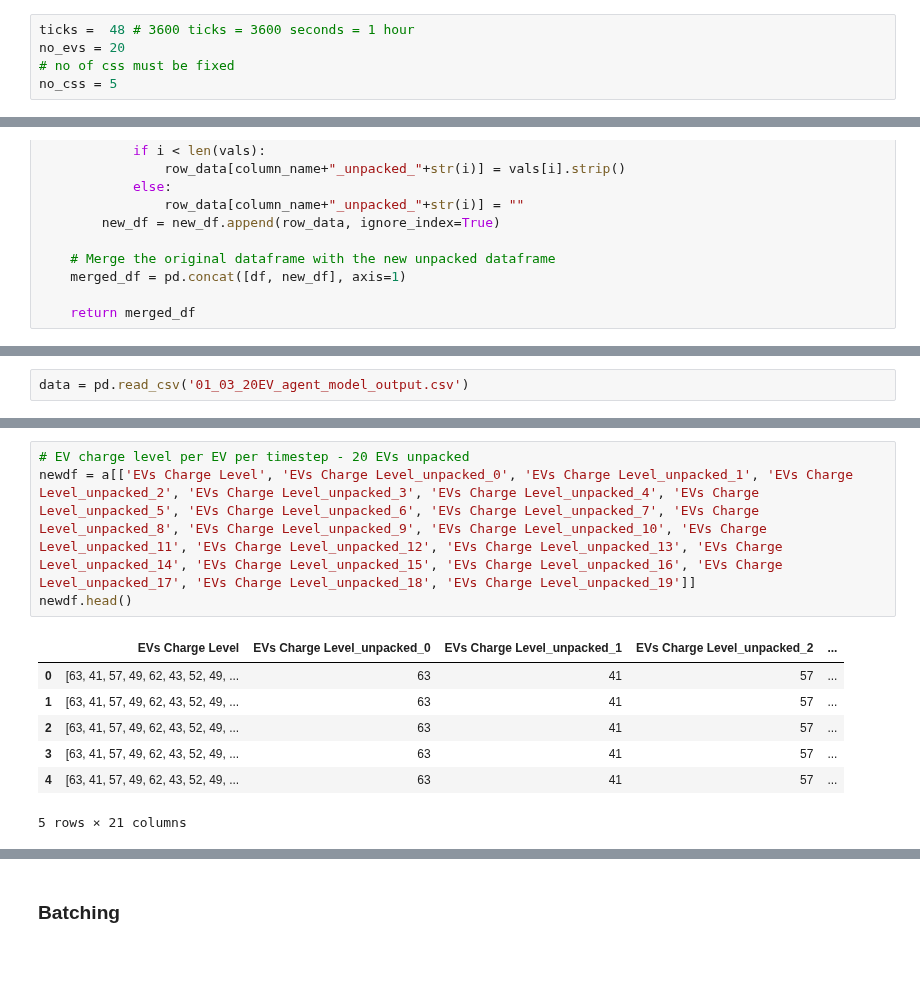
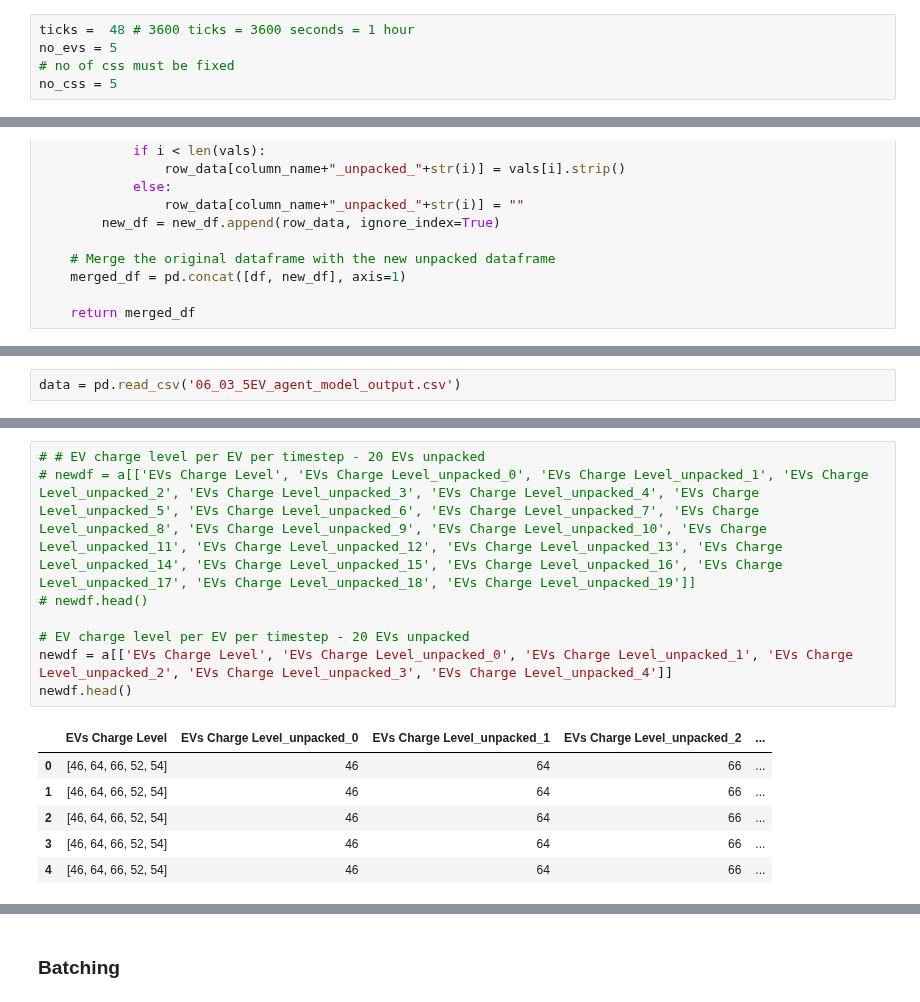
Before and after one commit to akintomiwa/e4cd, a Jupyter notebook: ev_abm_simplest.ipynb, the cells around one changed output, grey strips where cells are left out. Drawn from its saved outputs; the diff is of its cells as text; blank space fills up the shorter version.

```diff
--- a/ev_abm_simplest.ipynb
+++ b/ev_abm_simplest.ipynb
@@ -57,7 +57,7 @@ State diagram
 Model parameters
 # %%
 ticks =  48 # 3600 ticks = 3600 seconds = 1 hour
-no_evs = 20
+no_evs = 5
 # no of css must be fixed
 no_css = 5
 # %% [markdown]
@@ -201,3 +203,3 @@ def unpack_and_join(df, column_name):
 # %%
-data = pd.read_csv('01_03_20EV_agent_model_output.csv')
+data = pd.read_csv('06_03_5EV_agent_model_output.csv')
 # %%
@@ -234,12 +229,15 @@ print(a)
 # %%
+# # EV charge level per EV per timestep - 20 EVs unpacked
+# newdf = a[['EVs Charge Level', 'EVs Charge Level_unpacked_0', 'EVs Charge Level_unpacked_1', 'EVs Charge Level_unpacked_2', 'EVs Charge Level_unpacked_3', 'EVs Charge Level_unpacked_4', 'EVs Charge Level_unpacked_5', 'EVs Charge Level_unpacked_6', 'EVs Charge Level_unpacked_7', 'EVs Charge Level_unpacked_8', 'EVs Charge Level_unpacked_9', 'EVs Charge Level_unpacked_10', 'EVs Charge Level_unpacked_11', 'EVs Charge Level_unpacked_12', 'EVs Charge Level_unpacked_13', 'EVs Charge Level_unpacked_14', 'EVs Charge Level_unpacked_15', 'EVs Charge Level_unpacked_16', 'EVs Charge Level_unpacked_17', 'EVs Charge Level_unpacked_18', 'EVs Charge Level_unpacked_19']]
+# newdf.head()
+
 # EV charge level per EV per timestep - 20 EVs unpacked
-newdf = a[['EVs Charge Level', 'EVs Charge Level_unpacked_0', 'EVs Charge Level_unpacked_1', 'EVs Charge Level_unpacked_2', 'EVs Charge Level_unpacked_3', 'EVs Charge Level_unpacked_4', 'EVs Charge Level_unpacked_5', 'EVs Charge Level_unpacked_6', 'EVs Charge Level_unpacked_7', 'EVs Charge Level_unpacked_8', 'EVs Charge Level_unpacked_9', 'EVs Charge Level_unpacked_10', 'EVs Charge Level_unpacked_11', 'EVs Charge Level_unpacked_12', 'EVs Charge Level_unpacked_13', 'EVs Charge Level_unpacked_14', 'EVs Charge Level_unpacked_15', 'EVs Charge Level_unpacked_16', 'EVs Charge Level_unpacked_17', 'EVs Charge Level_unpacked_18', 'EVs Charge Level_unpacked_19']]
+newdf = a[['EVs Charge Level', 'EVs Charge Level_unpacked_0', 'EVs Charge Level_unpacked_1', 'EVs Charge Level_unpacked_2', 'EVs Charge Level_unpacked_3', 'EVs Charge Level_unpacked_4']]
 newdf.head()
 # %% [output]
 |  | EVs Charge Level | EVs Charge Level_unpacked_0 | EVs Charge Level_unpacked_1 | EVs Charge Level_unpacked_2 | ... |
-| 0 | [63, 41, 57, 49, 62, 43, 52, 49, ... | 63 | 41 | 57 | ... |
-| 1 | [63, 41, 57, 49, 62, 43, 52, 49, ... | 63 | 41 | 57 | ... |
-| 2 | [63, 41, 57, 49, 62, 43, 52, 49, ... | 63 | 41 | 57 | ... |
-| 3 | [63, 41, 57, 49, 62, 43, 52, 49, ... | 63 | 41 | 57 | ... |
-| 4 | [63, 41, 57, 49, 62, 43, 52, 49, ... | 63 | 41 | 57 | ... |
+| 0 | [46, 64, 66, 52, 54] | 46 | 64 | 66 | ... |
+| 1 | [46, 64, 66, 52, 54] | 46 | 64 | 66 | ... |
+| 2 | [46, 64, 66, 52, 54] | 46 | 64 | 66 | ... |
+| 3 | [46, 64, 66, 52, 54] | 46 | 64 | 66 | ... |
+| 4 | [46, 64, 66, 52, 54] | 46 | 64 | 66 | ... |
-5 rows × 21 columns
```
Also changed, not shown: parts of 10 cells of this notebook, 1 other file.
